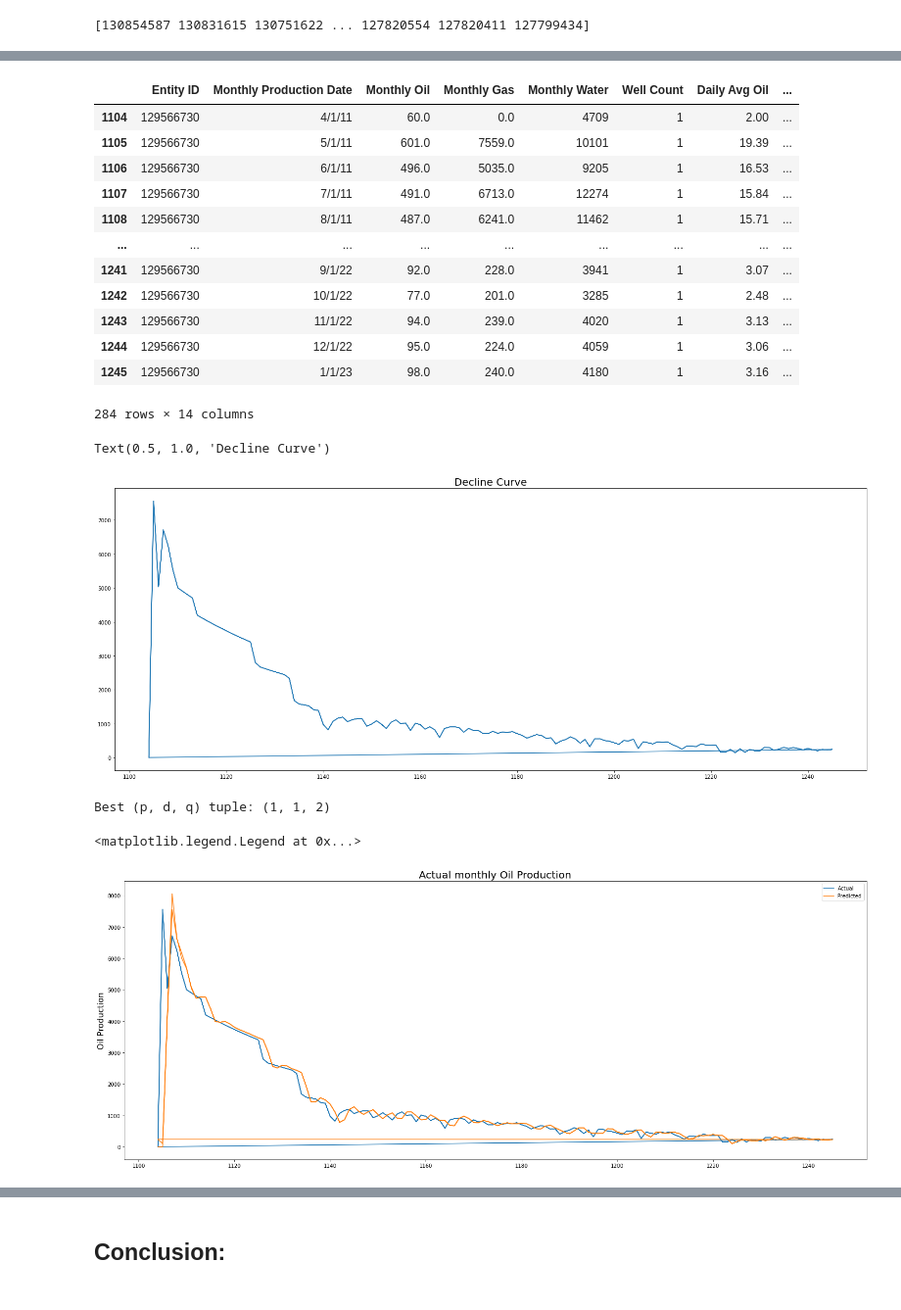
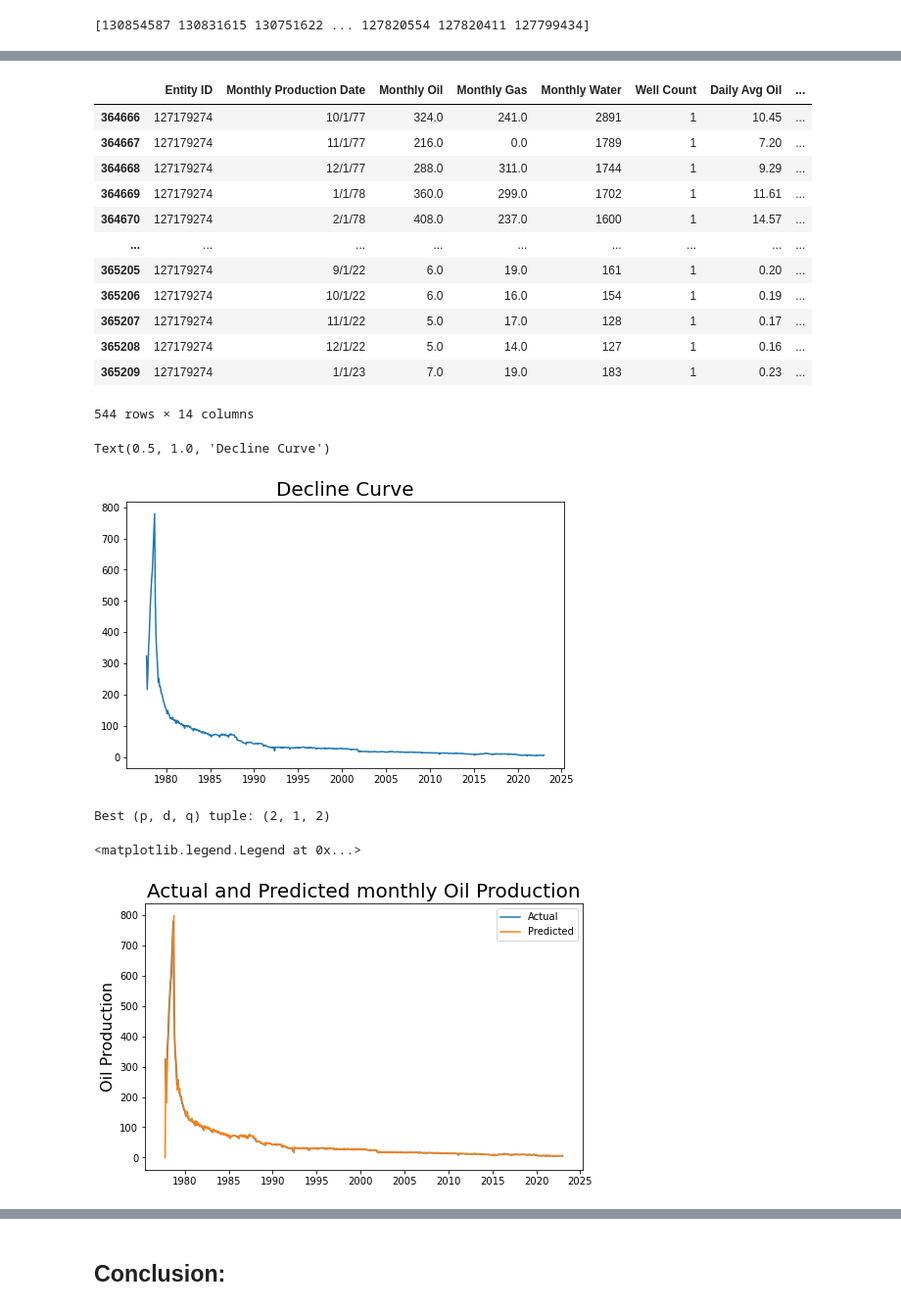
Before and after one commit to ManishRawat07/PETR6397-Final-Project-Oil-Production-Forecasting-using-Machine-Learning, a Jupyter notebook: Oil Production forecasting.ipynb, the cells around one changed output, grey strips where cells are left out. Shown at 98% size. Saved outputs shown, nothing was run; the diff lists cells and outputs as text; code cells hidden in the pictures.

```diff
--- a/Oil Production forecasting.ipynb
+++ b/Oil Production forecasting.ipynb
@@ -53,13 +53,13 @@ WARNING: Ignoring invalid distribution -rotobuf (c:\users\jaini\anaconda3\lib\si
 # Load the two data files from data folder into one dataframe df
 
 # read the first CSV file into a DataFrame
-df1 = pd.read_csv('Data/MonthlyProduction1.CSV')
+df = pd.read_csv('Data/MonthlyProduction1.CSV')
 
-# read the second CSV file into another DataFrame
-df2 = pd.read_csv('Data/MonthlyProduction2.CSV')
+# # read the second CSV file into another DataFrame
+# df2 = pd.read_csv('Data/MonthlyProduction2.CSV')
 
-# concatenate the two DataFrames vertically
-df= pd.concat([df1, df2], axis=0)
+# # concatenate the two DataFrames vertically
+# df= pd.concat([df1, df2], axis=0)
 
 
 # Visualize df
@@ -853,28 +1006,32 @@ plt.legend()
 # %%
-df7 = df[df['Entity ID'] == 129566730]
-df7
+df8 = df[df['Entity ID'] == 127179274]
+df8
 # %% [output]
 |  | Entity ID | Monthly Production Date | Monthly Oil | Monthly Gas | Monthly Water | Well Count | Daily Avg Oil | ... |
-| 1104 | 129566730 | 4/1/11 | 60.0 | 0.0 | 4709 | 1 | 2.00 | ... |
-| 1105 | 129566730 | 5/1/11 | 601.0 | 7559.0 | 10101 | 1 | 19.39 | ... |
-| 1106 | 129566730 | 6/1/11 | 496.0 | 5035.0 | 9205 | 1 | 16.53 | ... |
-| 1107 | 129566730 | 7/1/11 | 491.0 | 6713.0 | 12274 | 1 | 15.84 | ... |
-| 1108 | 129566730 | 8/1/11 | 487.0 | 6241.0 | 11462 | 1 | 15.71 | ... |
+| 364666 | 127179274 | 10/1/77 | 324.0 | 241.0 | 2891 | 1 | 10.45 | ... |
+| 364667 | 127179274 | 11/1/77 | 216.0 | 0.0 | 1789 | 1 | 7.20 | ... |
+| 364668 | 127179274 | 12/1/77 | 288.0 | 311.0 | 1744 | 1 | 9.29 | ... |
+| 364669 | 127179274 | 1/1/78 | 360.0 | 299.0 | 1702 | 1 | 11.61 | ... |
+| 364670 | 127179274 | 2/1/78 | 408.0 | 237.0 | 1600 | 1 | 14.57 | ... |
 | ... | ... | ... | ... | ... | ... | ... | ... | ... |
-| 1241 | 129566730 | 9/1/22 | 92.0 | 228.0 | 3941 | 1 | 3.07 | ... |
-| 1242 | 129566730 | 10/1/22 | 77.0 | 201.0 | 3285 | 1 | 2.48 | ... |
-| 1243 | 129566730 | 11/1/22 | 94.0 | 239.0 | 4020 | 1 | 3.13 | ... |
-| 1244 | 129566730 | 12/1/22 | 95.0 | 224.0 | 4059 | 1 | 3.06 | ... |
-| 1245 | 129566730 | 1/1/23 | 98.0 | 240.0 | 4180 | 1 | 3.16 | ... |
+| 365205 | 127179274 | 9/1/22 | 6.0 | 19.0 | 161 | 1 | 0.20 | ... |
+| 365206 | 127179274 | 10/1/22 | 6.0 | 16.0 | 154 | 1 | 0.19 | ... |
+| 365207 | 127179274 | 11/1/22 | 5.0 | 17.0 | 128 | 1 | 0.17 | ... |
+| 365208 | 127179274 | 12/1/22 | 5.0 | 14.0 | 127 | 1 | 0.16 | ... |
+| 365209 | 127179274 | 1/1/23 | 7.0 | 19.0 | 183 | 1 | 0.23 | ... |
-284 rows × 14 columns
+544 rows × 14 columns
+# %%
+df8['Monthly Production Date'] = pd.to_datetime(df8['Monthly Production Date'])
+df8.set_index('Monthly Production Date', inplace=True)
+monthly_oil_4 = df8['Monthly Oil']
 # %%
-monthly_gas_3 = df7['Monthly Gas']
-plt.figure(figsize=(26,10))
-plt.plot(monthly_gas_3)
+
+plt.figure(figsize=(8,5))
+plt.plot(monthly_oil_4)
 plt.title("Decline Curve", fontsize=20)
 # %% [output]
 Text(0.5, 1.0, 'Decline Curve')
-[figure, old version]
+[figure, new version]
 # %%
 # define the range for p, d, and q
 p = range(0, 3)
@@ -888,7 +1045,7 @@ pdq = list(product(p, d, q))
 results = []
 for param in pdq:
     try:
-        model_arima = ARIMA(monthly_gas_3, order=param)
+        model_arima = ARIMA(monthly_oil_4, order=param)
         model_arima_fit = model_arima.fit()
         results.append((param, model_arima_fit.aic))
     except:
@@ -898,7 +1055,7 @@ for param in pdq:
 best_pdq = min(results, key=lambda x: x[1])[0]
 
 # fit ARIMA model with the best (p, d, q) tuple
-model_arima = ARIMA(monthly_gas_3, order=best_pdq)
+model_arima = ARIMA(monthly_oil_4, order=best_pdq)
 model_arima_fit = model_arima.fit()
 
 # make ARIMA forecast
@@ -908,4 +1065,4 @@ arima_forecast = model_arima_fit.forecast(steps=1)
 print("Best (p, d, q) tuple:", best_pdq)
 # print("ARIMA Forecast:", arima_forecast[0])
 # %% [output]
-Best (p, d, q) tuple: (1, 1, 2)
+Best (p, d, q) tuple: (2, 1, 2)
@@ -914,10 +1073,10 @@ predictions = model_arima.fit().predict()
 # %%
-plt.figure(figsize=(26,10))
-plt.plot(monthly_gas_3, label="Actual")
+plt.figure(figsize=(8,5))
+plt.plot(monthly_oil_4, label="Actual")
 plt.plot(predictions, label="Predicted")
-plt.title('Actual monthly Oil Production', fontsize=20)
+plt.title('Actual and Predicted monthly Oil Production', fontsize=20)
 plt.ylabel('Oil Production', fontsize=16)
 plt.legend()
 # %% [output]
 <matplotlib.legend.Legend at 0x...>
-[figure, old version]
+[figure, new version]
```
Also changed, not shown: parts of 47 cells of this notebook.
